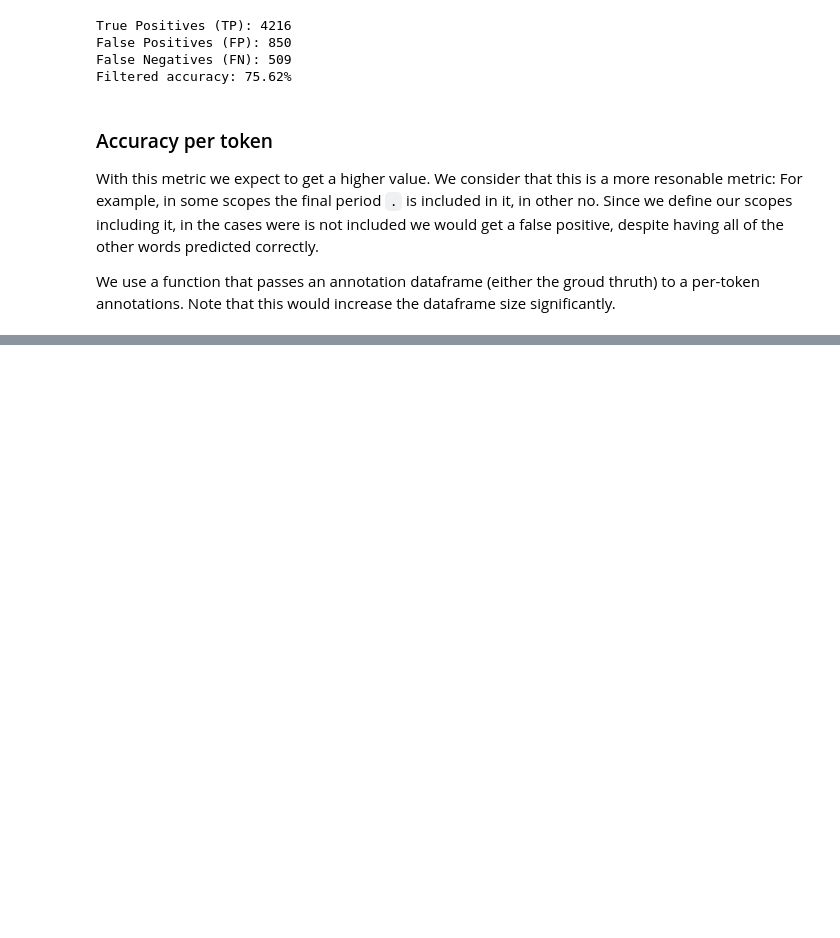
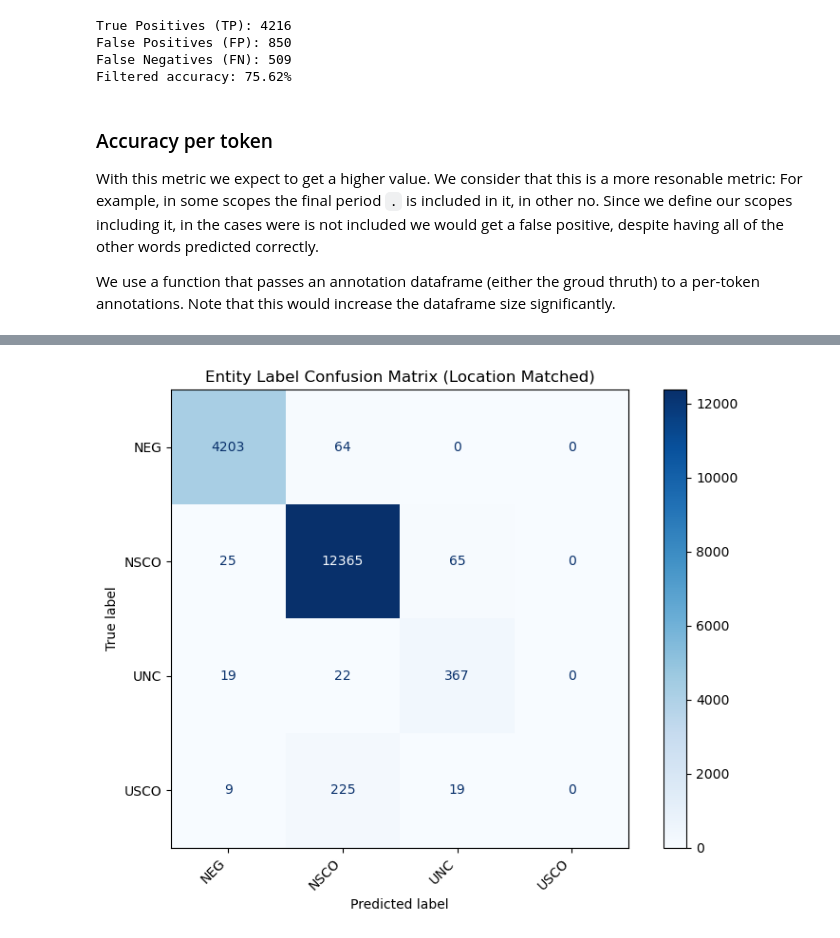
Before and after one commit to dmxocean/projectNLP, a Jupyter notebook: notebooks/rule_based.ipynb, the cells around one changed output, grey strips where cells are left out. Cells and saved outputs as stored; diff of their text form; code cells hidden in the pictures; blank space fills up the shorter version.

Commit message:
problems witht the confusion matrix

```diff
--- a/notebooks/rule_based.ipynb
+++ b/notebooks/rule_based.ipynb
@@ -606,7 +607,7 @@ def expand_annotations(df):
             # Expand the interval into individual tokens
             for i in range(start, end):
                 new_row = row.copy()
-                new_row['start'] = i
+                new_row['start'] = 0
                 new_row['end'] = i + 1
                 new_rows.append(new_row.to_dict())
 
@@ -624,0 +628,4 @@ Expanded accuracy: 49.27%
+# %%
+ax1 = plot_entity_label_confusion_matrix(expanded_train, expanded_pred)
+# %% [output]
+[figure, added]
```
Also changed, not shown: parts of 6 cells of this notebook, 4 other files.
